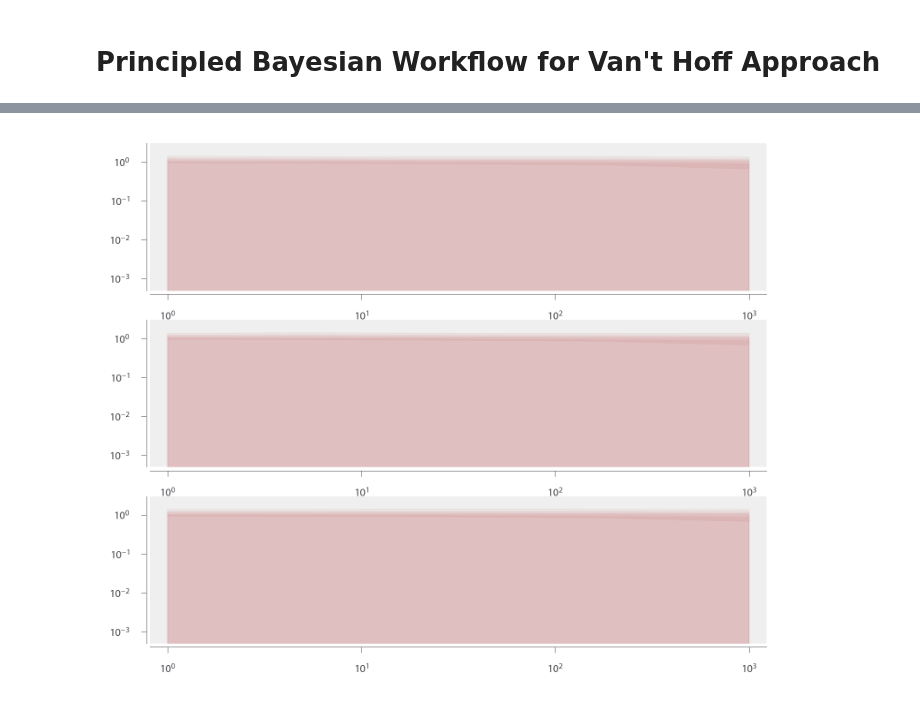
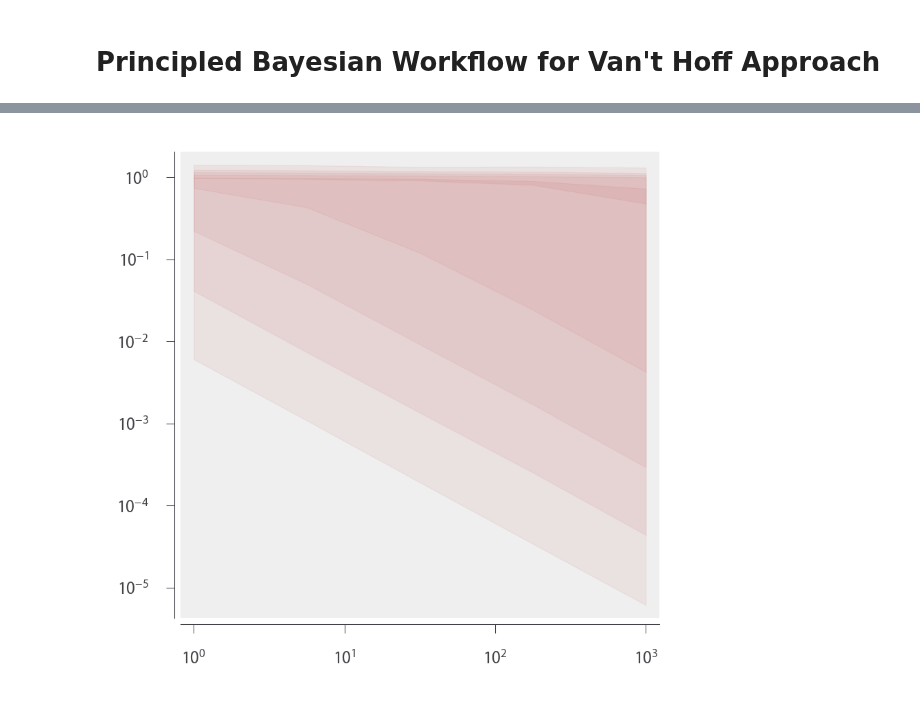
Before and after one commit to RPGroup-PBoC/mwc_growth, a Jupyter notebook: code/analysis/vant_hoff_workflow.ipynb, the cells around one changed output, grey strips where cells are left out. Drawn from its saved outputs; the diff is of its cells as text; code cells hidden in the pictures.

```diff
--- a/code/analysis/vant_hoff_workflow.ipynb
+++ b/code/analysis/vant_hoff_workflow.ipynb
@@ -65,11 +65,11 @@ which he have shown previously to be a reasonable prior. We are now tasked with
 # %%
 # Perform prior predictive checks.
 rep_range = np.logspace(0, 3, 5)
-temps = [32, 37, 42]
+temps = [37]
 
 # Define the priors
-delH_mu, delH_sigma = 4.5, 2
-delS_mu, delS_sigma = 2, 1
+delH_mu, delH_sigma = 1000, 1
+delS_mu, delS_sigma = -5, 5
 sigma_mu, sigma_sigma = 0, 0.1
 
 # Define the number of simulations
@@ -80,11 +80,11 @@ n_draws = 6
 dfs = []
 for sim in tqdm.tqdm(range(n_sim)):
     #Draw random values for the delG and delS
-    delH = np.random.lognormal(delH_mu, delH_sigma)
-    delS = np.random.lognormal(delS_mu, delS_sigma)
+    delH = np.random.normal(delH_mu, delH_sigma)
+    delS = np.random.normal(delS_mu, delS_sigma)
     sigma = np.abs(np.random.normal(sigma_mu, sigma_sigma))
     for t in temps:
-        epsilon = (delH / (t + 273.15)) - delS
+        epsilon = -(delH / (t + 273.15)) + delS
         for j, r in enumerate(rep_range):
             # Compute the mean fold-change
             fc_mu = -1 * np.log(1 + (r /  4.6E6) * np.exp(-epsilon))
@@ -116,15 +116,12 @@ for g, d in prior_pred_df.groupby(['repressors', 'temp_C']):
                                   'temp_C': g[1]},
                                   ignore_index=True)
 # %%
-fig, ax = plt.subplots(3, 1, figsize=(6, 5))
+fig, ax = plt.subplots(1, 1, figsize=(3, 3))
 mwc.viz.despine(ax)
-for a in ax:
-    a.set_xscale('log')
-    a.set_yscale('log')
-    a.set_ylim([5E-4, 3])
-temp_ax = {32:ax[0], 37:ax[1], 42:ax[2]}
+ax.set_xscale('log')
+ax.set_yscale('log')
 for g, d in perc_df.groupby(['percentile', 'temp_C']):
-    temp_ax[g[1]].fill_between(d['repressors'], d['lower'], d['upper'], color=colors['red'], alpha=0.1)
+    ax.fill_between(d['repressors'], d['lower'], d['upper'], color=colors['red'], alpha=0.1)
 # %% [output]
-[figure, old version]
+[figure, new version]
 # %%
```
Also changed, not shown: parts of 2 cells of this notebook, 2 other files.
